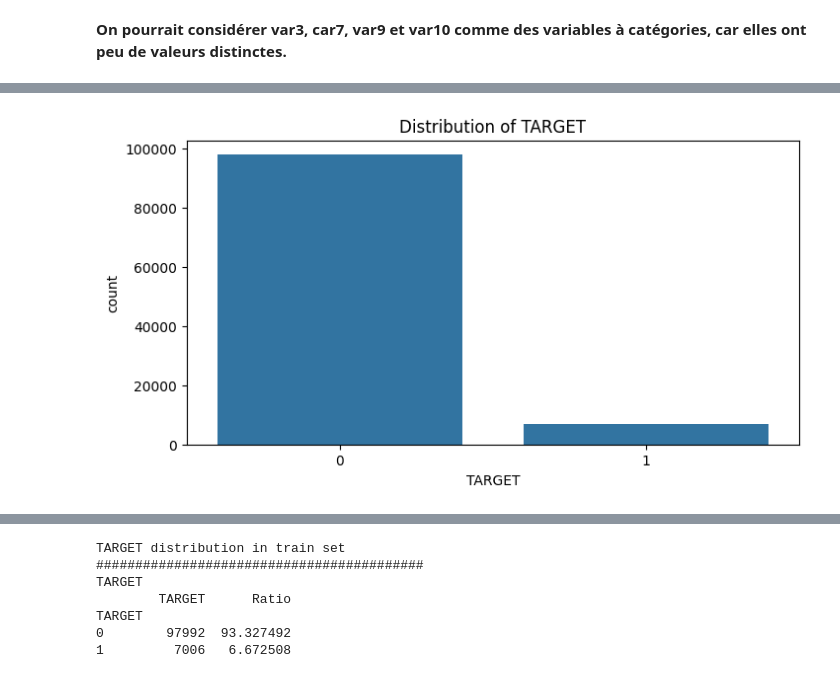
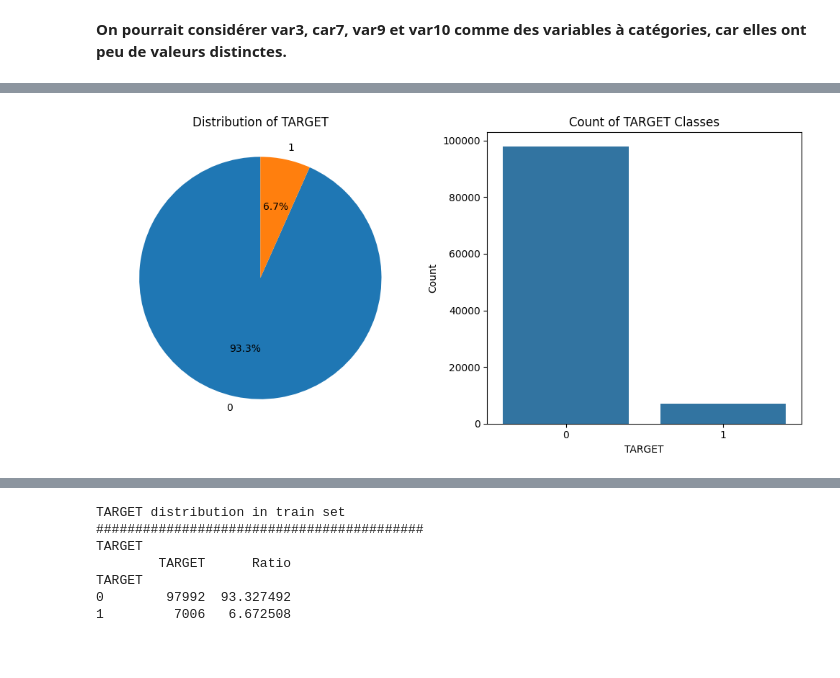
Before and after one commit to Worl0r/IASD_Kaggle_HW1, a Jupyter notebook: EDA_clean.ipynb, the cells around one changed output, grey strips where cells are left out. Saved outputs shown, nothing was run; the diff lists cells and outputs as text; code cells hidden in the pictures.

```diff
--- a/EDA_clean.ipynb
+++ b/EDA_clean.ipynb
@@ -139,11 +139,0 @@ desc_df
-# %%
-for col in df_train.columns:
-    if col == "TARGET":
-        continue
-    # Get 1st and 99th percentiles
-    p01 = df_train[col].quantile(0.0)
-    p99 = df_train[col].quantile(0.99)
-
-    # Cap values
-    df_train[col] = df_train[col].clip(p01, p99)
-    df_test[col] = df_test[col].clip(p01, p99)
@@ -200,0 +159,4 @@ Number of unique values in each float column:
+# %%
+df_train["var10"] = df_train["var10"].fillna(-999).astype('int64')
+var8_counts = df_train["var10"].value_counts()
+print(var8_counts)
@@ -201,12 +179,29 @@ Number of unique values in each float column:
 # %% [markdown]
 **On pourrait considérer var3, car7, var9 et var10 comme des variables à catégories, car elles ont peu de valeurs distinctes.**
 # %%
-print("target distribution")
-plt.figure(figsize=(8, 4))
-print(pd.DataFrame({"TARGET": df_train["TARGET"].value_counts(),
-                    "Ratio": 100 * df_train["TARGET"].value_counts() / len(df_train)}))
+print("TARGET distribution")
+plt.figure(figsize=(10, 5))
+
+# Calculate value counts and percentages
+target_counts = df_train["TARGET"].value_counts()
+target_percent = 100 * target_counts / len(df_train)
+
+# Print table with counts and percentages
+print(pd.DataFrame({"COUNT": target_counts, "PERCENTAGE": target_percent}))
+
+# Create pie chart
+plt.subplot(1, 2, 1)
+plt.pie(target_counts, labels=target_counts.index, autopct='%1.1f%%', startangle=90)
+plt.title('Distribution of TARGET')
+plt.axis('equal')  # Equal aspect ratio ensures that pie is drawn as a circle
+
+# Add a bar plot alongside for better visualization
+plt.subplot(1, 2, 2)
 sns.countplot(x=df_train["TARGET"], data=df_train)
-plt.title(f"Distribution of TARGET")
-# plt.tight_layout()
+plt.title('Count of TARGET Classes')
+plt.xlabel('TARGET')
+plt.ylabel('Count')
+
+plt.tight_layout()
 plt.show()
 # %% [output]
@@ -218,4 +213,4 @@ TARGET
-[figure, old version]
+[figure, new version]
 # %%
 cat_cols = ["var3", "var7", "var9", "var10"]
 num_cols = ["var1", "var2", "var4", "var5", "var6", "var8"]
```
Also changed, not shown: parts of 8 cells of this notebook, 1 other file.
